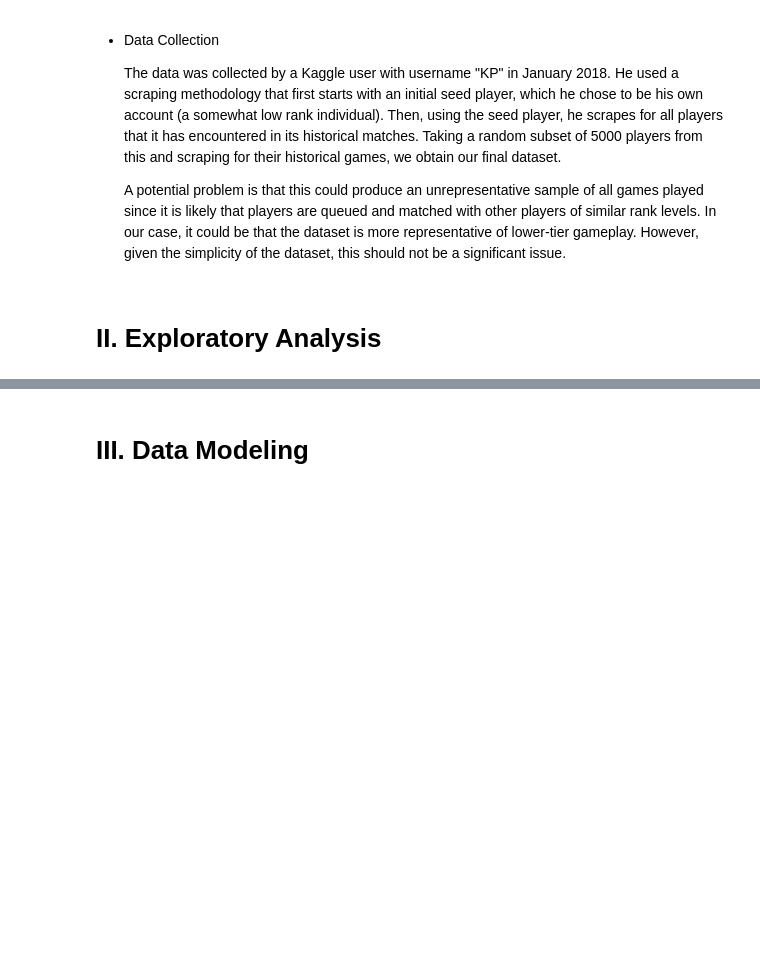
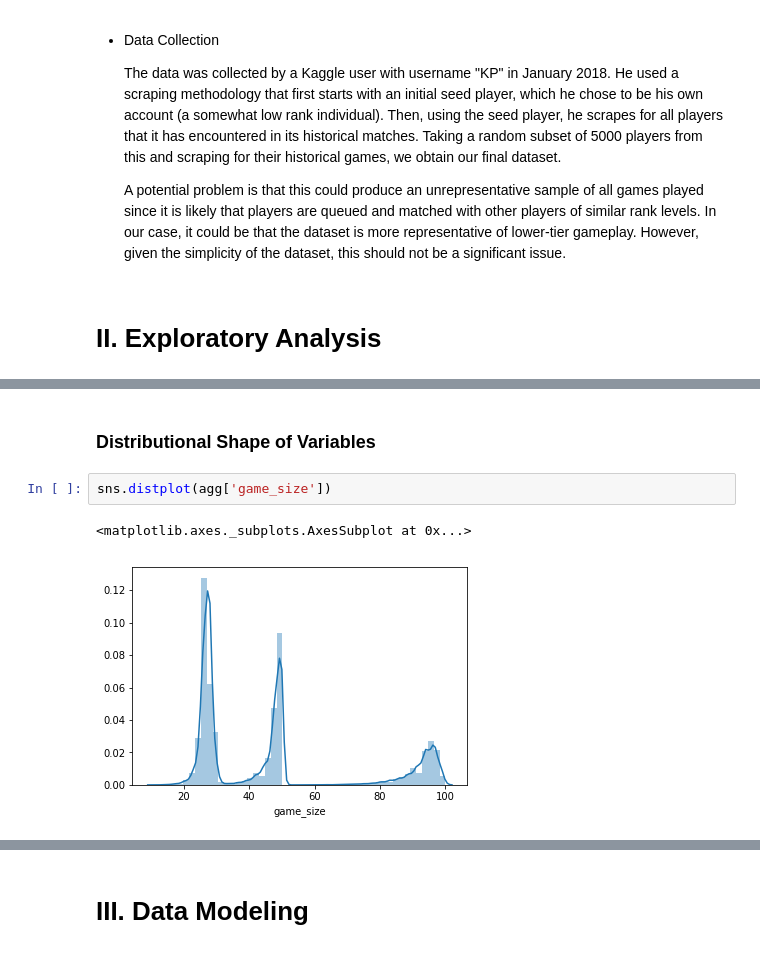
Before and after one commit to castleowl/131project, a Jupyter notebook: Stats131 Final Project.ipynb, the cells around one changed output, grey strips where cells are left out. Cells and saved outputs as stored; diff of their text form; blank space fills up the shorter version.

```diff
--- a/Stats131 Final Project.ipynb
+++ b/Stats131 Final Project.ipynb
@@ -18,0 +136,7 @@
+# %% [markdown]
+### Distributional Shape of Variables
+# %%
+sns.distplot(agg['game_size'])
+# %% [output]
+<matplotlib.axes._subplots.AxesSubplot at 0x...>
+[figure, added]
```
Also changed, not shown: parts of 60 cells of this notebook.
